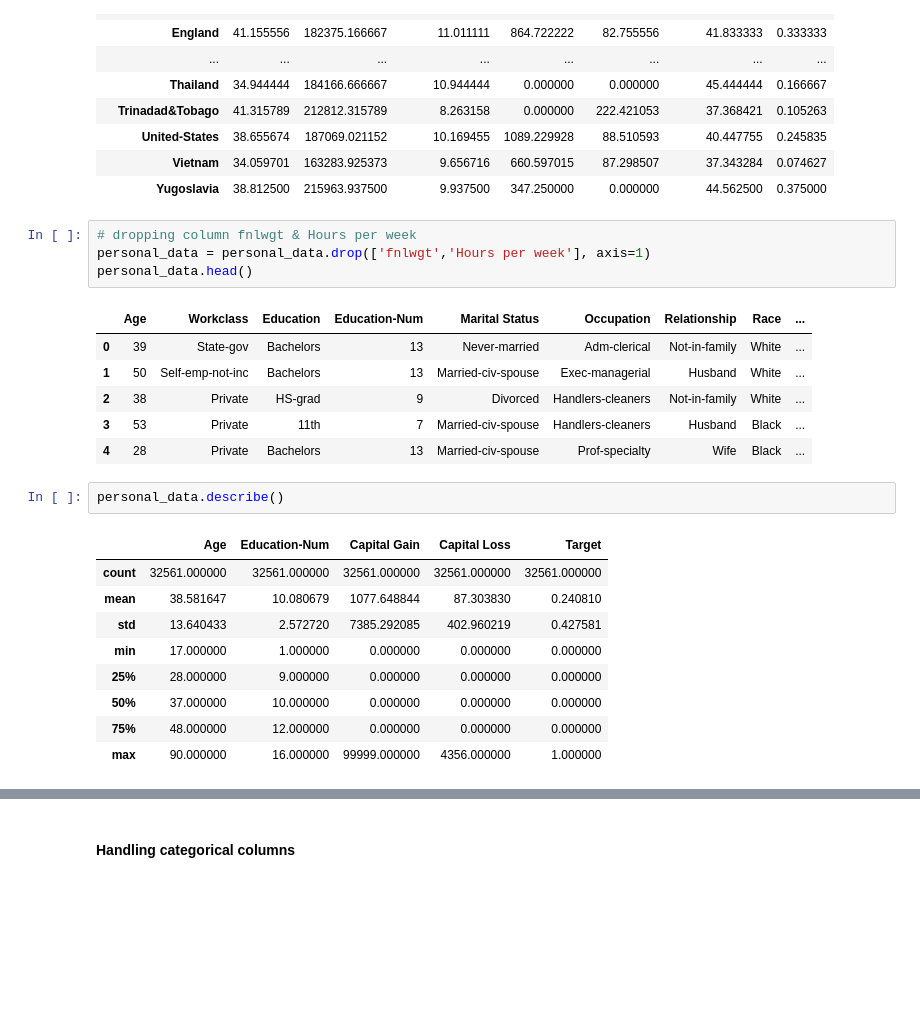
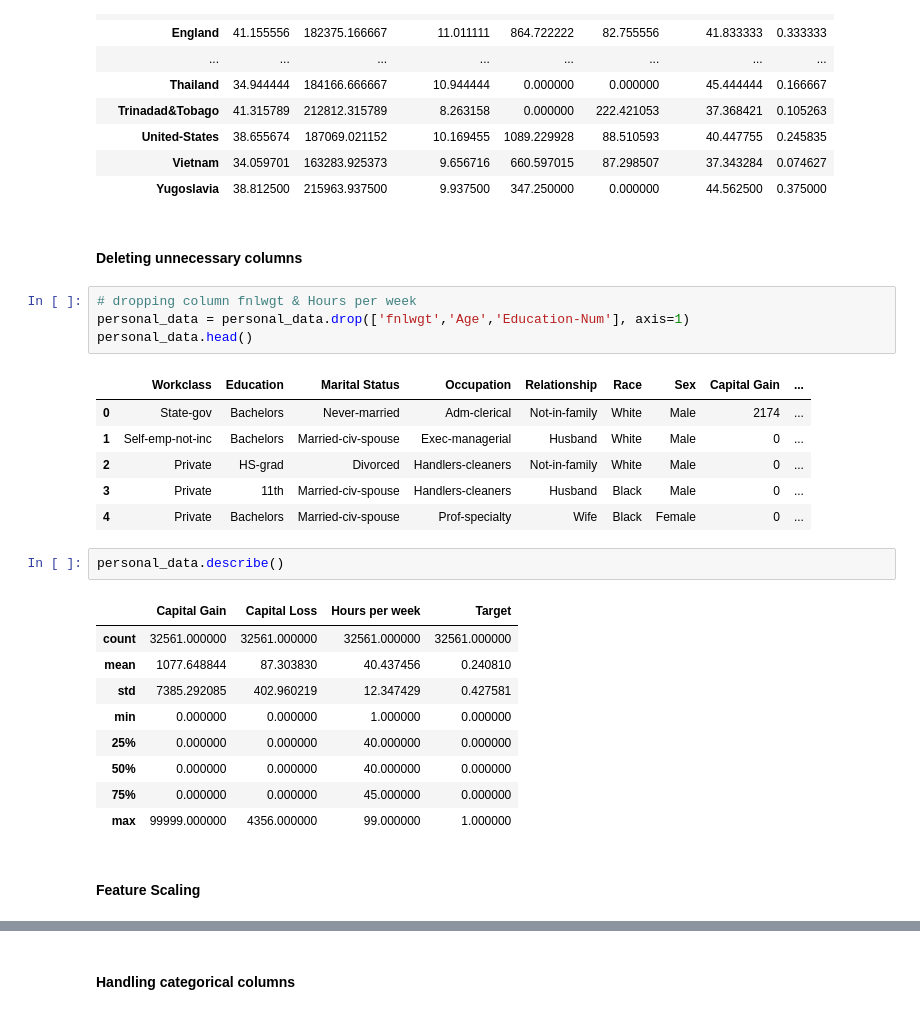
Before and after one commit to vaibhavyesalwad/Machine-Learning-from-scratch, a Jupyter notebook: Classification/K- Nearest Neighbour (KNN)/02_IncomeCategoryPrediction.ipynb, the cells around one changed output, grey strips where cells are left out. Drawn from its saved outputs; the diff is of its cells as text; blank space fills up the shorter version.

```diff
--- a/Classification/K- Nearest Neighbour (KNN)/02_IncomeCategoryPrediction.ipynb
+++ b/Classification/K- Nearest Neighbour (KNN)/02_IncomeCategoryPrediction.ipynb
@@ -204,26 +206,30 @@ personal_data.groupby('Country').mean()
 | United-States | 38.655674 | 187069.021152 | 10.169455 | 1089.229928 | 88.510593 | 40.447755 | 0.245835 |
 | Vietnam | 34.059701 | 163283.925373 | 9.656716 | 660.597015 | 87.298507 | 37.343284 | 0.074627 |
 | Yugoslavia | 38.812500 | 215963.937500 | 9.937500 | 347.250000 | 0.000000 | 44.562500 | 0.375000 |
+# %% [markdown]
+#### Deleting unnecessary columns
 # %%
 # dropping column fnlwgt & Hours per week
-personal_data = personal_data.drop(['fnlwgt','Hours per week'], axis=1)
+personal_data = personal_data.drop(['fnlwgt','Age','Education-Num'], axis=1)
 personal_data.head()
 # %% [output]
-|  | Age | Workclass | Education | Education-Num | Marital Status | Occupation | Relationship | Race | ... |
-| 0 | 39 | State-gov | Bachelors | 13 | Never-married | Adm-clerical | Not-in-family | White | ... |
-| 1 | 50 | Self-emp-not-inc | Bachelors | 13 | Married-civ-spouse | Exec-managerial | Husband | White | ... |
-| 2 | 38 | Private | HS-grad | 9 | Divorced | Handlers-cleaners | Not-in-family | White | ... |
-| 3 | 53 | Private | 11th | 7 | Married-civ-spouse | Handlers-cleaners | Husband | Black | ... |
-| 4 | 28 | Private | Bachelors | 13 | Married-civ-spouse | Prof-specialty | Wife | Black | ... |
+|  | Workclass | Education | Marital Status | Occupation | Relationship | Race | Sex | Capital Gain | ... |
+| 0 | State-gov | Bachelors | Never-married | Adm-clerical | Not-in-family | White | Male | 2174 | ... |
+| 1 | Self-emp-not-inc | Bachelors | Married-civ-spouse | Exec-managerial | Husband | White | Male | 0 | ... |
+| 2 | Private | HS-grad | Divorced | Handlers-cleaners | Not-in-family | White | Male | 0 | ... |
+| 3 | Private | 11th | Married-civ-spouse | Handlers-cleaners | Husband | Black | Male | 0 | ... |
+| 4 | Private | Bachelors | Married-civ-spouse | Prof-specialty | Wife | Black | Female | 0 | ... |
 # %%
 personal_data.describe()
 # %% [output]
-|  | Age | Education-Num | Capital Gain | Capital Loss | Target |
-| count | 32561.000000 | 32561.000000 | 32561.000000 | 32561.000000 | 32561.000000 |
-| mean | 38.581647 | 10.080679 | 1077.648844 | 87.303830 | 0.240810 |
-| std | 13.640433 | 2.572720 | 7385.292085 | 402.960219 | 0.427581 |
-| min | 17.000000 | 1.000000 | 0.000000 | 0.000000 | 0.000000 |
-| 25% | 28.000000 | 9.000000 | 0.000000 | 0.000000 | 0.000000 |
-| 50% | 37.000000 | 10.000000 | 0.000000 | 0.000000 | 0.000000 |
-| 75% | 48.000000 | 12.000000 | 0.000000 | 0.000000 | 0.000000 |
-| max | 90.000000 | 16.000000 | 99999.000000 | 4356.000000 | 1.000000 |
+|  | Capital Gain | Capital Loss | Hours per week | Target |
+| count | 32561.000000 | 32561.000000 | 32561.000000 | 32561.000000 |
+| mean | 1077.648844 | 87.303830 | 40.437456 | 0.240810 |
+| std | 7385.292085 | 402.960219 | 12.347429 | 0.427581 |
+| min | 0.000000 | 0.000000 | 1.000000 | 0.000000 |
+| 25% | 0.000000 | 0.000000 | 40.000000 | 0.000000 |
+| 50% | 0.000000 | 0.000000 | 40.000000 | 0.000000 |
+| 75% | 0.000000 | 0.000000 | 45.000000 | 0.000000 |
+| max | 99999.000000 | 4356.000000 | 99.000000 | 1.000000 |
+# %% [markdown]
+#### Feature Scaling
```
Also changed, not shown: parts of 21 cells of this notebook.
